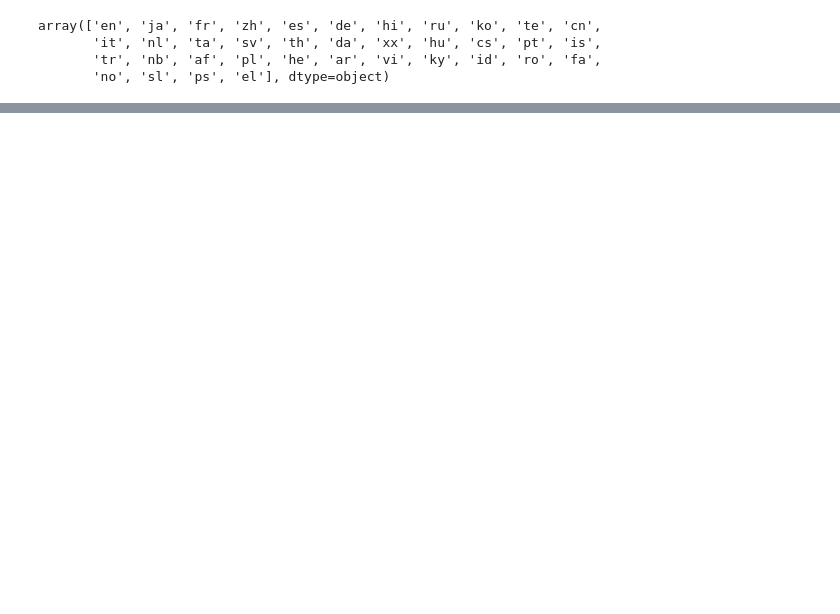
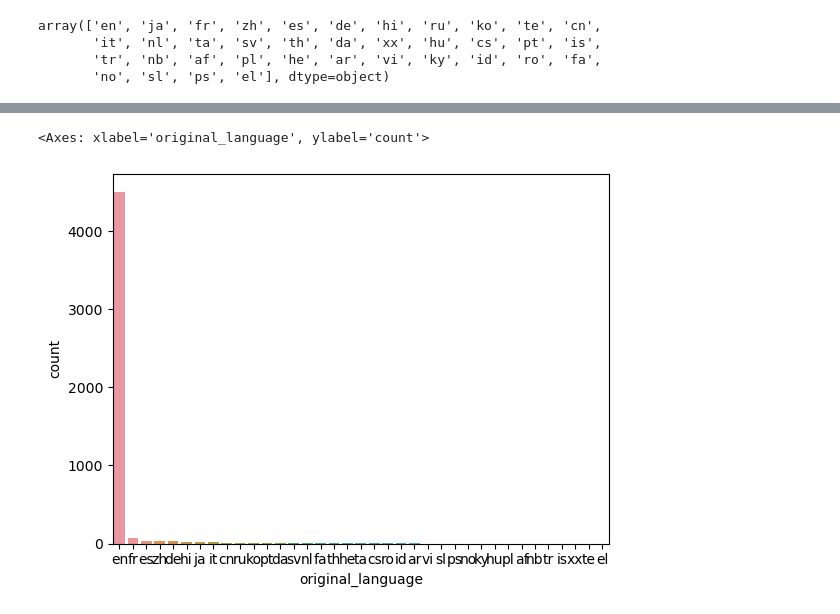
Before and after one commit to byPedroCruzDev/rating-movies, a Jupyter notebook: Untitled.ipynb, the cells around one changed output, grey strips where cells are left out. Drawn from its saved outputs; the diff is of its cells as text; code cells hidden in the pictures; blank space fills up the shorter version.

```diff
--- a/Untitled.ipynb
+++ b/Untitled.ipynb
@@ -148,3 +148,7 @@ array(['en', 'ja', 'fr', 'zh', 'es', 'de', 'hi', 'ru', 'ko', 'te', 'cn',
        'it', 'nl', 'ta', 'sv', 'th', 'da', 'xx', 'hu', 'cs', 'pt', 'is',
        'tr', 'nb', 'af', 'pl', 'he', 'ar', 'vi', 'ky', 'id', 'ro', 'fa',
        'no', 'sl', 'ps', 'el'], dtype=object)
+# %%
+language_count = tmdb.original_language.value_counts().to_frame().reset_index()
+language_count.columns = ["original_language", "count"]
+language_count.head()
@@ -150,0 +162,5 @@ array(['en', 'ja', 'fr', 'zh', 'es', 'de', 'hi', 'ru', 'ko', 'te', 'cn',
+# %%
+sns.barplot(x="original_language", y="count", data = language_count)
+# %% [output]
+<Axes: xlabel='original_language', ylabel='count'>
+[figure, added]
```
Also changed, not shown: parts of 9 cells of this notebook.
